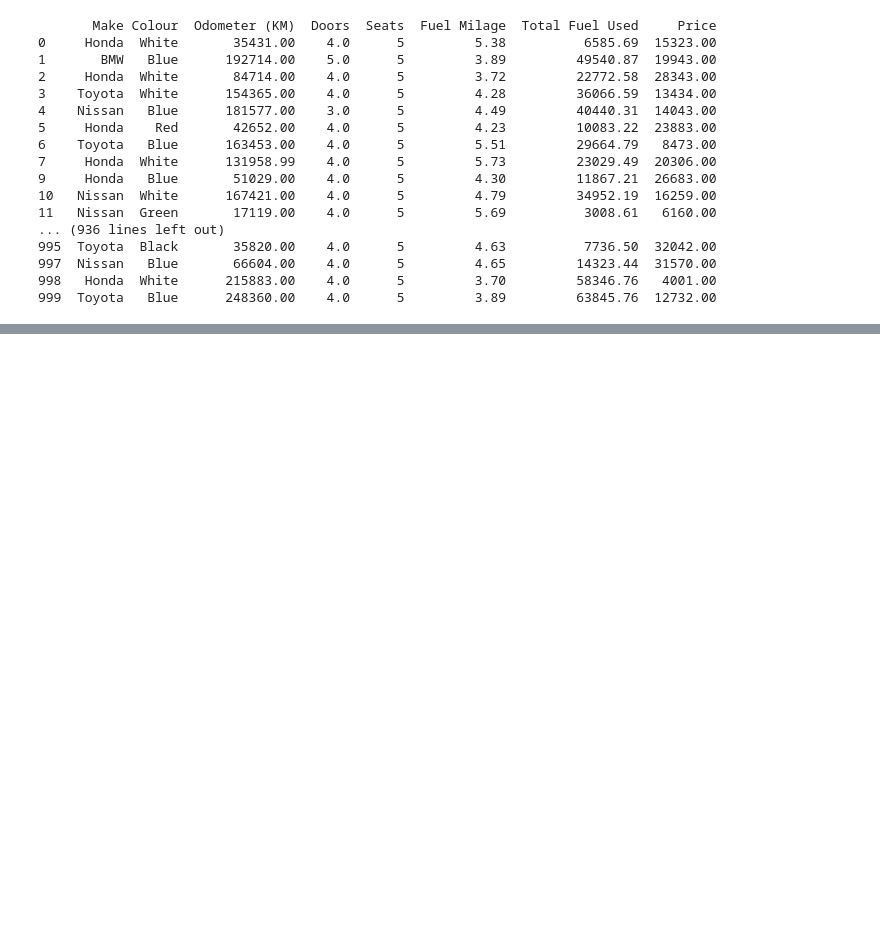
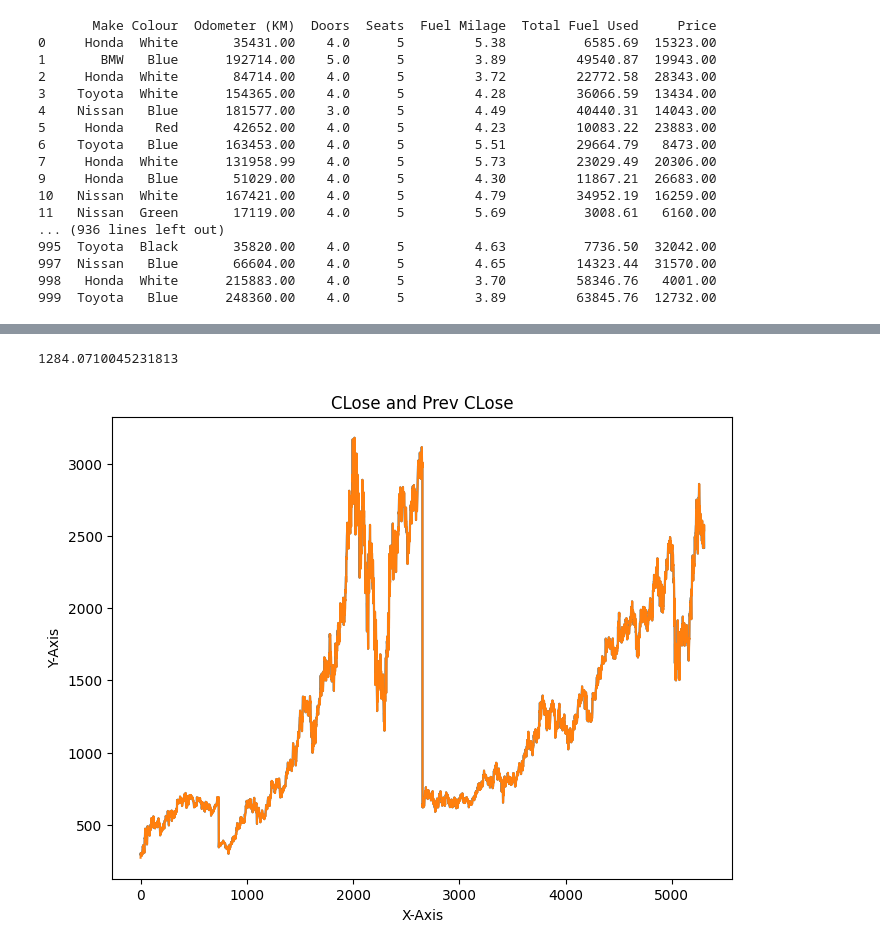
Before and after one commit to Pirate-Nirav/MachineLearning, a Jupyter notebook: pandaswithData.ipynb, the cells around one changed output, grey strips where cells are left out. Cells and saved outputs as stored; diff of their text form; code cells hidden in the pictures; blank space fills up the shorter version.

```diff
--- a/pandaswithData.ipynb
+++ b/pandaswithData.ipynb
@@ -709,0 +712,5 @@ df.to_csv('cardataformodel.csv',index=False, encoding='utf-8' )
+# %%
+df = pd.read_csv("data\\HDFC.csv")
+
+
+df.head()
@@ -709,0 +799,3 @@ df.to_csv('cardataformodel.csv',index=False, encoding='utf-8' )
+# %%
+df = df.drop(['Trades','Deliverable Volume','%Deliverble'], axis=1)
+df.head()
@@ -709,0 +884,5 @@ df.to_csv('cardataformodel.csv',index=False, encoding='utf-8' )
+# %%
+df_close_avg = df['Close'].mean()
+print(df_close_avg)
+# %% [output]
+1284.0710045231813
@@ -709,0 +891,9 @@ df.to_csv('cardataformodel.csv',index=False, encoding='utf-8' )
+# %%
+plt.figure(figsize=(8,6))
+plt.plot(df[['Close', 'Prev Close']], linestyle = '-')
+plt.xlabel('X-Axis')
+plt.ylabel('Y-Axis')
+plt.title("CLose and Prev CLose")
+plt.show()
+# %% [output]
+[figure, added]
```
Also changed, not shown: parts of 16 cells of this notebook, 1 other file.
